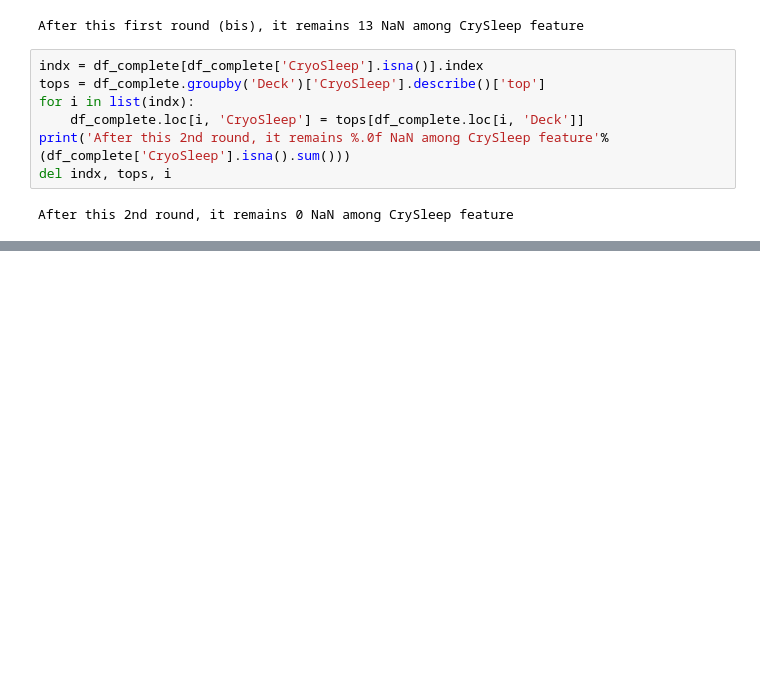
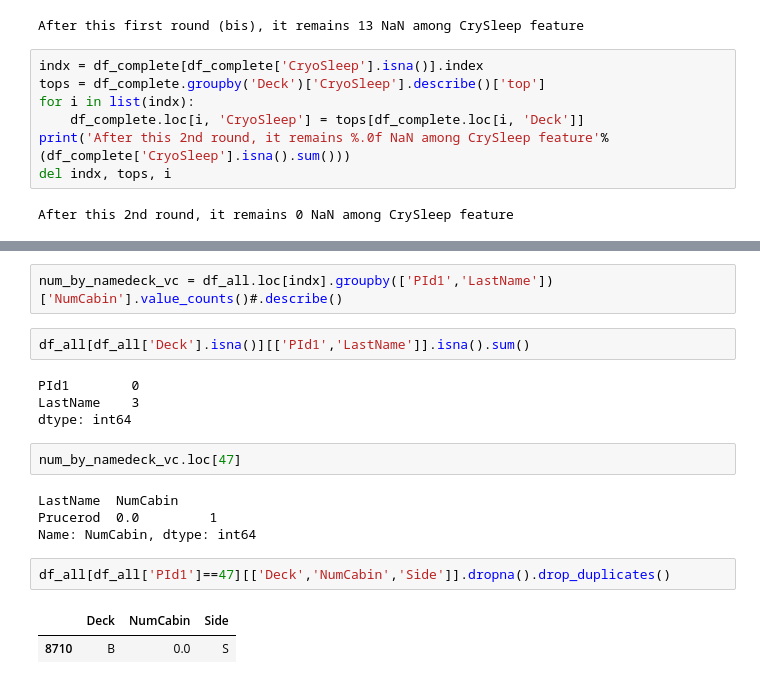
Before and after one commit to LukDuth/OC_Student_ML_P8_Titanic_Spaceship, a Jupyter notebook: Duthoit_Luke_1_Code_072022.ipynb, the cells around one changed output, grey strips where cells are left out. Drawn from its saved outputs; the diff is of its cells as text; blank space fills up the shorter version.

```diff
--- a/Duthoit_Luke_1_Code_072022.ipynb
+++ b/Duthoit_Luke_1_Code_072022.ipynb
@@ -1213,0 +1042,19 @@ del axe1, axe2
+# %%
+num_by_namedeck_vc = df_all.loc[indx].groupby(['PId1','LastName'])['NumCabin'].value_counts()#.describe()
+# %%
+df_all[df_all['Deck'].isna()][['PId1','LastName']].isna().sum()
+# %% [output]
+PId1        0
+LastName    3
+dtype: int64
+# %%
+num_by_namedeck_vc.loc[47]
+# %% [output]
+LastName  NumCabin
+Prucerod  0.0         1
+Name: NumCabin, dtype: int64
+# %%
+df_all[df_all['PId1']==47][['Deck','NumCabin','Side']].dropna().drop_duplicates()
+# %% [output]
+|  | Deck | NumCabin | Side |
+| 8710 | B | 0.0 | S |
```
Also changed, not shown: parts of 97 cells of this notebook.
